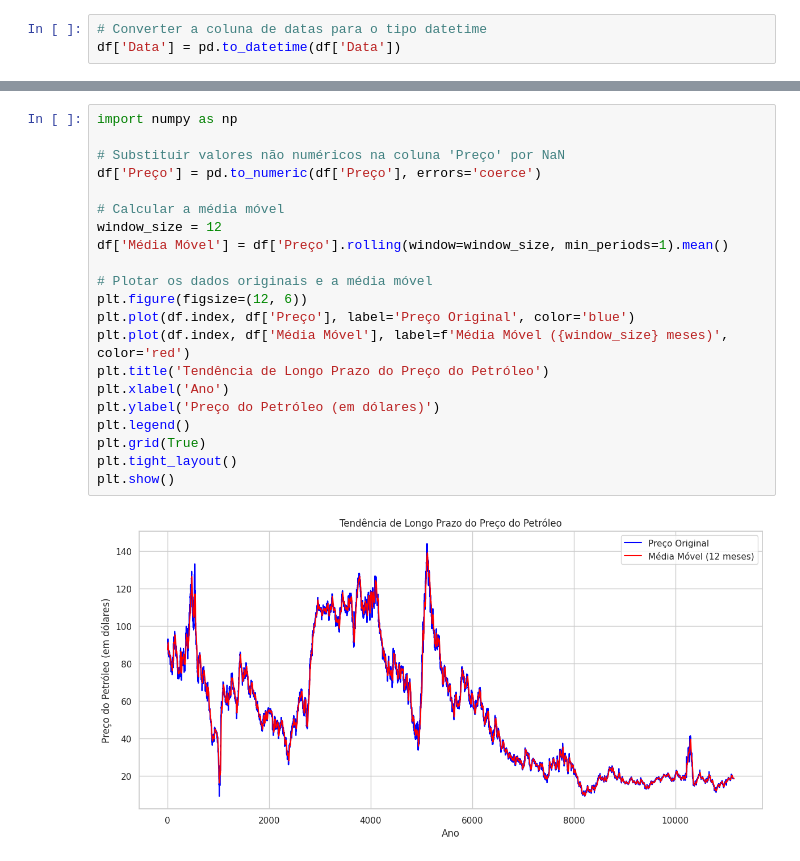
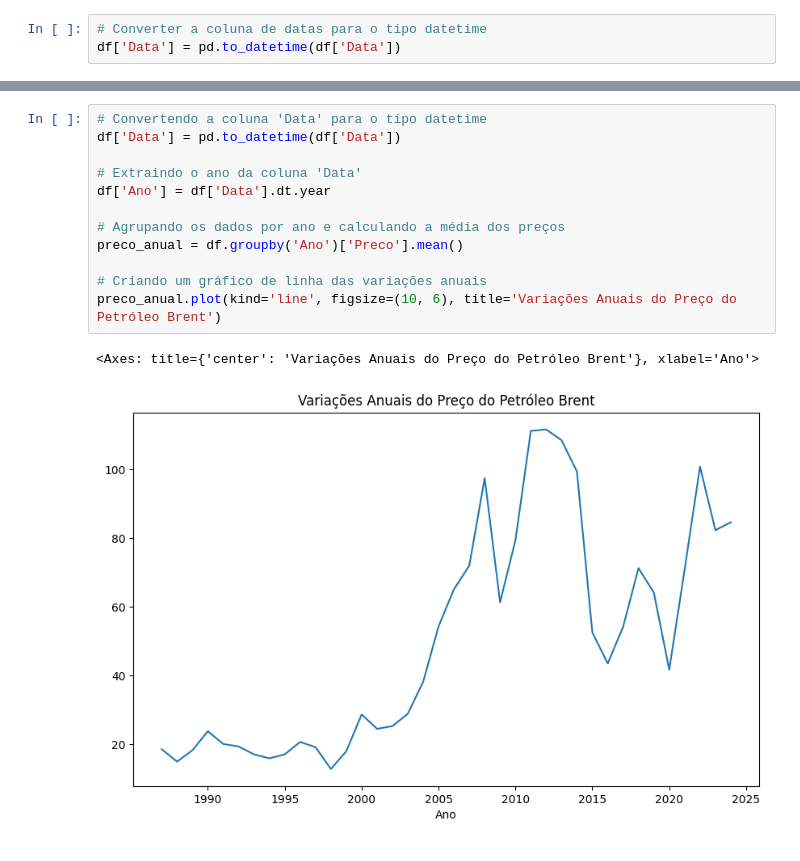
Before and after one commit to icarocarmona/Tech-Challenges-DTAT-Grupo-26, a Jupyter notebook: F4-DATA-VIZ-PRODUCTION-MODELS/AnalisePri.ipynb, the cells around one changed output, grey strips where cells are left out. Cells and saved outputs as stored; diff of their text form.

```diff
--- a/F4-DATA-VIZ-PRODUCTION-MODELS/AnalisePri.ipynb
+++ b/F4-DATA-VIZ-PRODUCTION-MODELS/AnalisePri.ipynb
@@ -104,23 +89,15 @@ df.head()
-# %%
-import numpy as np
-
-# Substituir valores não numéricos na coluna 'Preço' por NaN
-df['Preço'] = pd.to_numeric(df['Preço'], errors='coerce')
-
-# Calcular a média móvel
-window_size = 12
-df['Média Móvel'] = df['Preço'].rolling(window=window_size, min_periods=1).mean()
-
-# Plotar os dados originais e a média móvel
-plt.figure(figsize=(12, 6))
-plt.plot(df.index, df['Preço'], label='Preço Original', color='blue')
-plt.plot(df.index, df['Média Móvel'], label=f'Média Móvel ({window_size} meses)', color='red')
-plt.title('Tendência de Longo Prazo do Preço do Petróleo')
-plt.xlabel('Ano')
-plt.ylabel('Preço do Petróleo (em dólares)')
-plt.legend()
-plt.grid(True)
-plt.tight_layout()
-plt.show()
-# %% [output]
-[figure, removed]
+# %%
+# Convertendo a coluna 'Data' para o tipo datetime
+df['Data'] = pd.to_datetime(df['Data'])
+
+# Extraindo o ano da coluna 'Data'
+df['Ano'] = df['Data'].dt.year
+
+# Agrupando os dados por ano e calculando a média dos preços
+preco_anual = df.groupby('Ano')['Preco'].mean()
+
+# Criando um gráfico de linha das variações anuais
+preco_anual.plot(kind='line', figsize=(10, 6), title='Variações Anuais do Preço do Petróleo Brent')
+# %% [output]
+<Axes: title={'center': 'Variações Anuais do Preço do Petróleo Brent'}, xlabel='Ano'>
+[figure, added]
```
Also changed, not shown: parts of 7 cells of this notebook.
